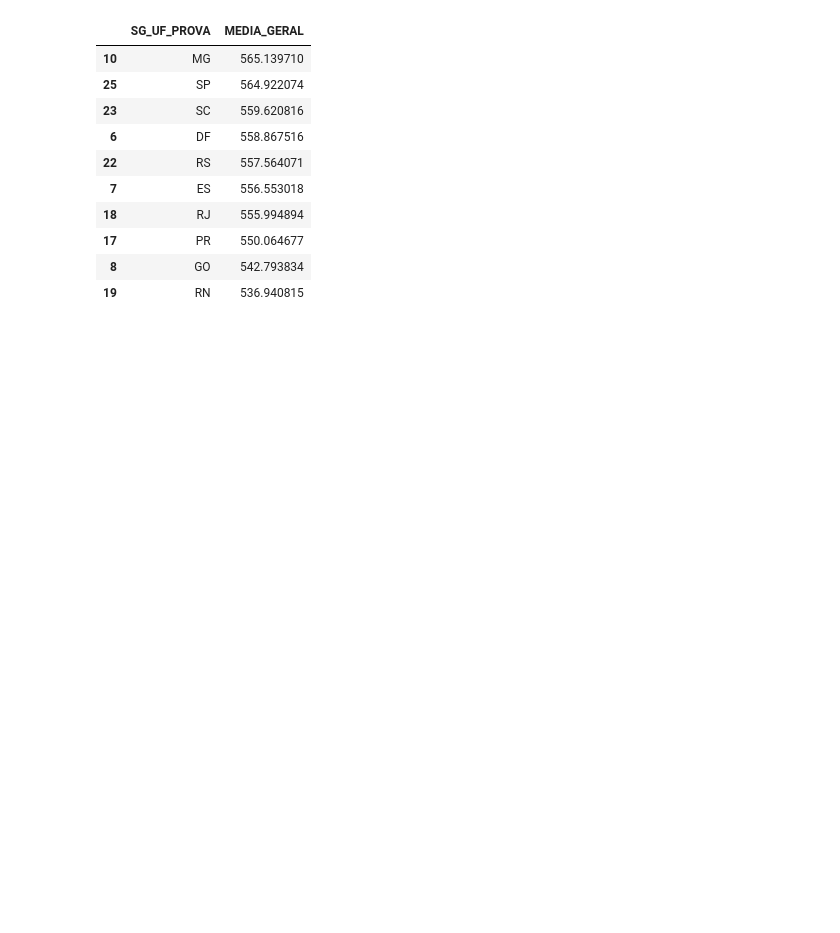
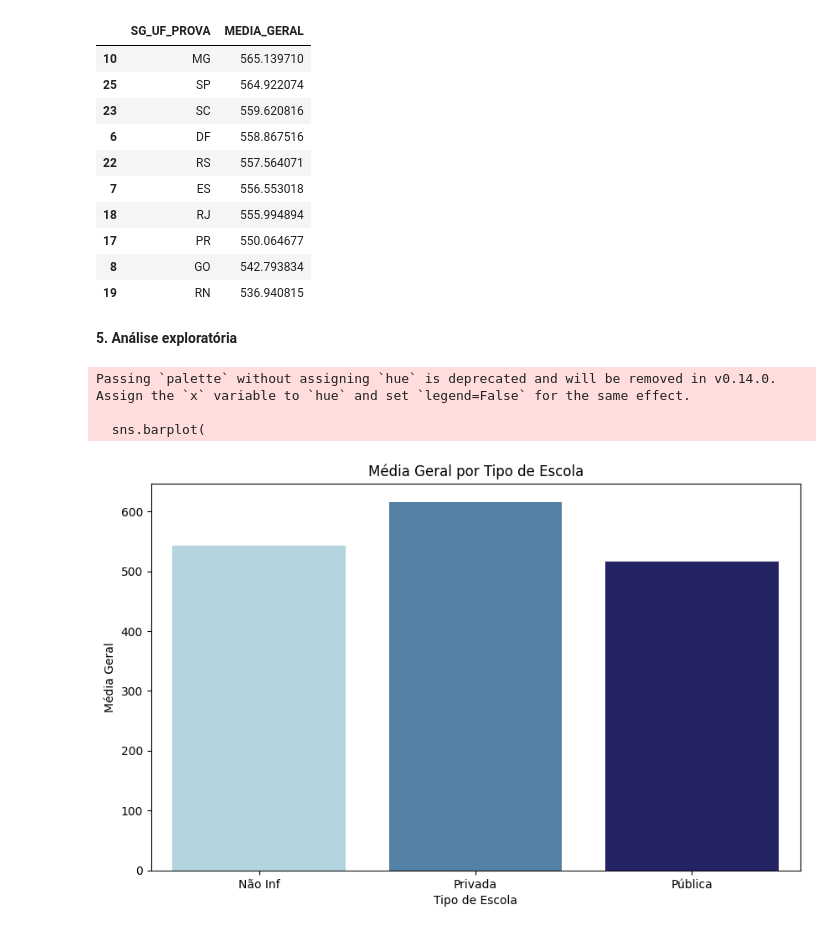
Before and after one commit to MariaGabiXavier/projeto-dashboard, a Jupyter notebook: notebooks/projeto_final.ipynb, the cells around one changed output. Drawn from its saved outputs; the diff is of its cells as text; code cells hidden in the pictures; blank space fills up the shorter version.

Commit message:
feat: implementing visualization graphs

```diff
--- a/notebooks/projeto_final.ipynb
+++ b/notebooks/projeto_final.ipynb
@@ -361,3 +362,30 @@ media_estado.head(10)
 # %%
 # Salvando dataset transformado
 df_final.to_csv('../dados/enem_transformado.csv', index=False)
+# %% [markdown]
+**5. Análise exploratória**
+# %%
+# Gráfico de média por tipo de escola
+media_escola = df_final.groupby('TP_ESCOLA')['MEDIA_GERAL'].mean().reset_index()
+
+cores = ['lightblue', 'steelblue', 'midnightblue']
+
+plt.figure(figsize=(10,6))
+
+sns.barplot(
+    data=media_escola,
+    x='TP_ESCOLA',
+    y='MEDIA_GERAL',
+    palette=cores
+)
+
+plt.title('Média Geral por Tipo de Escola')
+plt.xlabel('Tipo de Escola')
+plt.ylabel('Média Geral')
+
+plt.show()
+# %% [output]
+Passing `palette` without assigning `hue` is deprecated and will be removed in v0.14.0. Assign the `x` variable to `hue` and set `legend=False` for the same effect.
+
+  sns.barplot(
+[figure, added]
```
Also changed, not shown: parts of 14 cells of this notebook.
